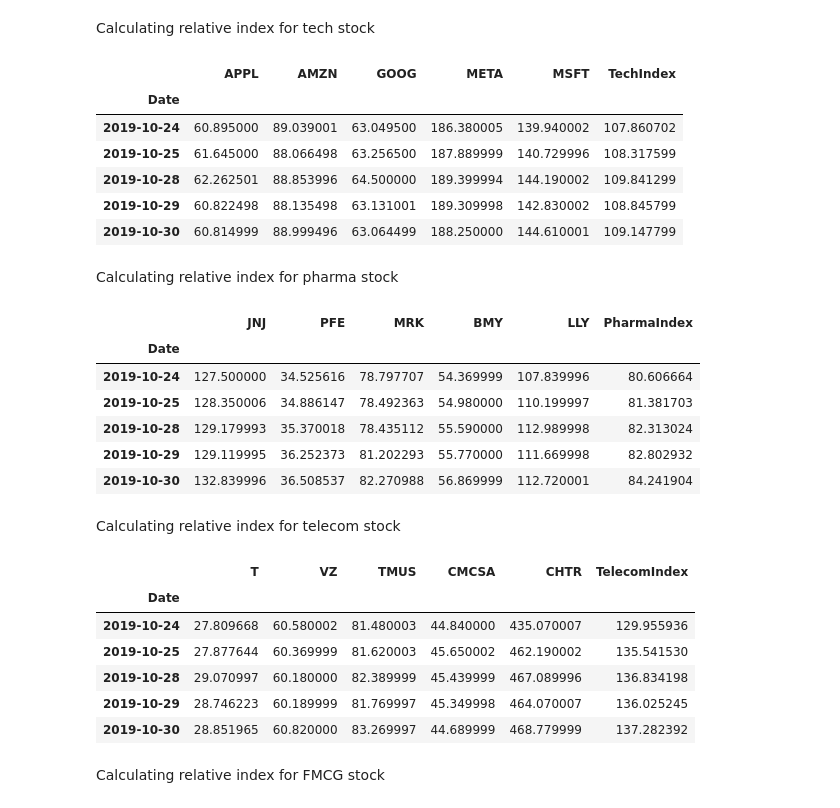
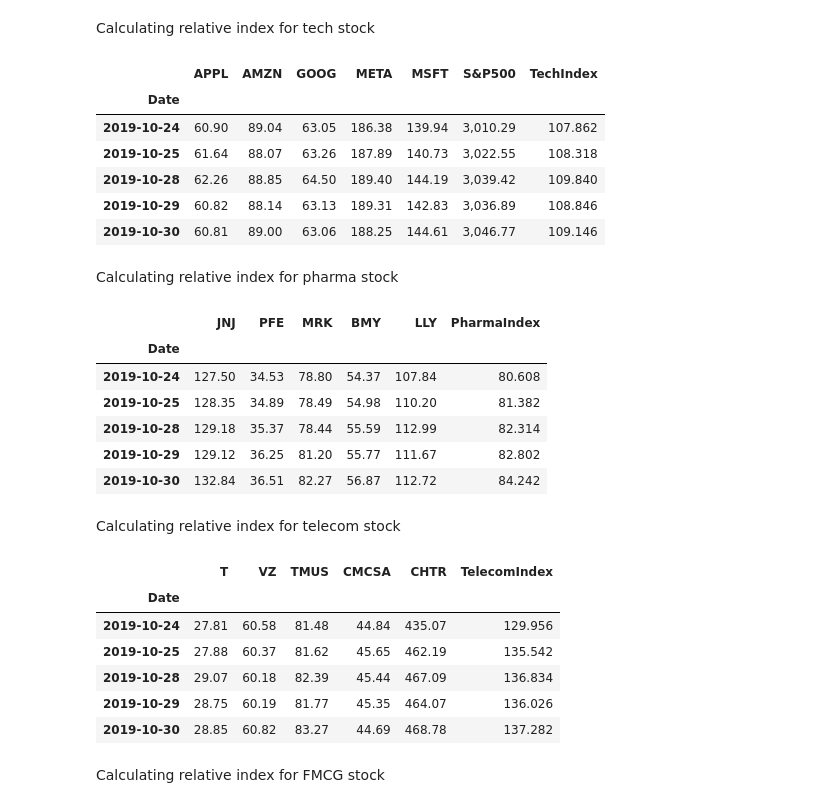
Before and after one commit to RakshandaHedawoo/Beyond-The-Headlines-Exploring-Insights-From-Stocks, a Jupyter notebook: StockBusters_ProjectUpdate.ipynb, the cells around one changed output. Cells and saved outputs as stored; diff of their text form; code cells hidden in the pictures.

```diff
--- a/StockBusters_ProjectUpdate.ipynb
+++ b/StockBusters_ProjectUpdate.ipynb
@@ -17,6 +17,6 @@ import pandas as pd
 ### Loading the data sets into the Jupyter Notebook
 # %%
 # defining the file path. Change this according to your local system where you have placed your "DataFiles" folder containing the data tables
-file_path = '/Users/sumedh/Desktop/UMCP/SEM1/BUDT704 Data Processing aand Analysis in Python/Project/DataFiles/'
+file_path = ''
 # %%
 dfAAPL = pd.read_csv(file_path + 'AAPL.csv', delimiter = ',', index_col = 'Date')
@@ -91,4 +117,6 @@ dfIndexes = pd.concat((df500, dfDow), join ='inner', keys=['S&P500', 'DJIA30'],a
 # %%
+#need to work on this : convert str to float
 dfIndexes.index = dfIndexes.index.map(lambda d: pd.to_datetime(d).strftime('%Y-%m-%d'))
-dfIndexes
+dfIndexes = dfIndexes.apply(lambda index: index.str.replace(',','').astype(float))
+dfIndexes.head()
 # %% [output]
@@ -110,2 +123,0 @@ dfIndexes
-# %%
-dfStocks = pd.concat((dfAAPL, dfAMZN, dfBMY, dfCHTR, dfCL, dfCMCSA, dfGOOG, dfJNJ, dfKO, dfLLY, dfMETA, dfMRK, dfMSFT, dfPEP, dfPFE, dfPG, dfT, dfTMUS, dfVZ, dfWMT), join = 'inner', keys = ['AAPL', 'AMZN', 'BMY', 'CHTR', 'CL', 'CMCSA', 'GOOG', 'JNJ', 'KO', 'LLY', 'META', 'MRK', 'MSFT', 'PEP', 'PFE', 'PG', 'T', 'TMUS', 'VZ', 'WMT'], axis = 1)
@@ -112,4 +126,5 @@ dfStocks = pd.concat((dfAAPL, dfAMZN, dfBMY, dfCHTR, dfCL, dfCMCSA, dfGOOG, dfJN
 # %%
+dfStocks = dfStocks.round(2)
 dfStocks.head()
 # %% [output]
 |  | AAPL |  |  |  |  |  | AMZN |  |  |  | ... | ... |
@@ -142,17 +163,17 @@ dataset.head()
 # %% [markdown]
 Calculating relative index for tech stock
 # %%
-tech_stock_df = pd.concat((dataset.AAPL.Close,dataset.AMZN.Close,dataset.GOOG.Close,dataset.META.Close,dataset.MSFT.Close),join = 'inner',keys=['APPL','AMZN','GOOG','META','MSFT'],axis=1)
+tech_stock_df = pd.concat((dataset.AAPL.Close,dataset.AMZN.Close,dataset.GOOG.Close,dataset.META.Close,dataset.MSFT.Close,dataset['S&P500'].Close),join = 'inner',keys=['AAPL','AMZN','GOOG','META','MSFT','S&P500'],axis=1)
 tech_stock_df['TechIndex'] = 0.2*tech_stock_df.APPL+0.2*tech_stock_df.AMZN+0.2*tech_stock_df.GOOG+0.2*tech_stock_df.META+0.2*tech_stock_df.MSFT
 tech_stock_df.head()
 # %% [output]
-|  | APPL | AMZN | GOOG | META | MSFT | TechIndex |
-| Date |  |  |  |  |  |  |
-| 2019-10-24 | 60.895000 | 89.039001 | 63.049500 | 186.380005 | 139.940002 | 107.860702 |
-| 2019-10-25 | 61.645000 | 88.066498 | 63.256500 | 187.889999 | 140.729996 | 108.317599 |
-| 2019-10-28 | 62.262501 | 88.853996 | 64.500000 | 189.399994 | 144.190002 | 109.841299 |
-| 2019-10-29 | 60.822498 | 88.135498 | 63.131001 | 189.309998 | 142.830002 | 108.845799 |
-| 2019-10-30 | 60.814999 | 88.999496 | 63.064499 | 188.250000 | 144.610001 | 109.147799 |
+|  | APPL | AMZN | GOOG | META | MSFT | S&P500 | TechIndex |
+| Date |  |  |  |  |  |  |  |
+| 2019-10-24 | 60.90 | 89.04 | 63.05 | 186.38 | 139.94 | 3,010.29 | 107.862 |
+| 2019-10-25 | 61.64 | 88.07 | 63.26 | 187.89 | 140.73 | 3,022.55 | 108.318 |
+| 2019-10-28 | 62.26 | 88.85 | 64.50 | 189.40 | 144.19 | 3,039.42 | 109.840 |
+| 2019-10-29 | 60.82 | 88.14 | 63.13 | 189.31 | 142.83 | 3,036.89 | 108.846 |
+| 2019-10-30 | 60.81 | 89.00 | 63.06 | 188.25 | 144.61 | 3,046.77 | 109.146 |
 # %% [markdown]
 Calculating relative index for pharma stock
 # %%
@@ -162,11 +183,11 @@ pharma_stock_df.head()
 # %% [output]
 |  | JNJ | PFE | MRK | BMY | LLY | PharmaIndex |
 | Date |  |  |  |  |  |  |
-| 2019-10-24 | 127.500000 | 34.525616 | 78.797707 | 54.369999 | 107.839996 | 80.606664 |
-| 2019-10-25 | 128.350006 | 34.886147 | 78.492363 | 54.980000 | 110.199997 | 81.381703 |
-| 2019-10-28 | 129.179993 | 35.370018 | 78.435112 | 55.590000 | 112.989998 | 82.313024 |
-| 2019-10-29 | 129.119995 | 36.252373 | 81.202293 | 55.770000 | 111.669998 | 82.802932 |
-| 2019-10-30 | 132.839996 | 36.508537 | 82.270988 | 56.869999 | 112.720001 | 84.241904 |
+| 2019-10-24 | 127.50 | 34.53 | 78.80 | 54.37 | 107.84 | 80.608 |
+| 2019-10-25 | 128.35 | 34.89 | 78.49 | 54.98 | 110.20 | 81.382 |
+| 2019-10-28 | 129.18 | 35.37 | 78.44 | 55.59 | 112.99 | 82.314 |
+| 2019-10-29 | 129.12 | 36.25 | 81.20 | 55.77 | 111.67 | 82.802 |
+| 2019-10-30 | 132.84 | 36.51 | 82.27 | 56.87 | 112.72 | 84.242 |
 # %% [markdown]
 Calculating relative index for telecom stock
 # %%
@@ -176,11 +197,11 @@ telecom_stock_df.head()
 # %% [output]
 |  | T | VZ | TMUS | CMCSA | CHTR | TelecomIndex |
 | Date |  |  |  |  |  |  |
-| 2019-10-24 | 27.809668 | 60.580002 | 81.480003 | 44.840000 | 435.070007 | 129.955936 |
-| 2019-10-25 | 27.877644 | 60.369999 | 81.620003 | 45.650002 | 462.190002 | 135.541530 |
-| 2019-10-28 | 29.070997 | 60.180000 | 82.389999 | 45.439999 | 467.089996 | 136.834198 |
-| 2019-10-29 | 28.746223 | 60.189999 | 81.769997 | 45.349998 | 464.070007 | 136.025245 |
-| 2019-10-30 | 28.851965 | 60.820000 | 83.269997 | 44.689999 | 468.779999 | 137.282392 |
+| 2019-10-24 | 27.81 | 60.58 | 81.48 | 44.84 | 435.07 | 129.956 |
+| 2019-10-25 | 27.88 | 60.37 | 81.62 | 45.65 | 462.19 | 135.542 |
+| 2019-10-28 | 29.07 | 60.18 | 82.39 | 45.44 | 467.09 | 136.834 |
+| 2019-10-29 | 28.75 | 60.19 | 81.77 | 45.35 | 464.07 | 136.026 |
+| 2019-10-30 | 28.85 | 60.82 | 83.27 | 44.69 | 468.78 | 137.282 |
 # %% [markdown]
 Calculating relative index for FMCG stock
 # %%
```
Also changed, not shown: parts of 10 cells of this notebook.
